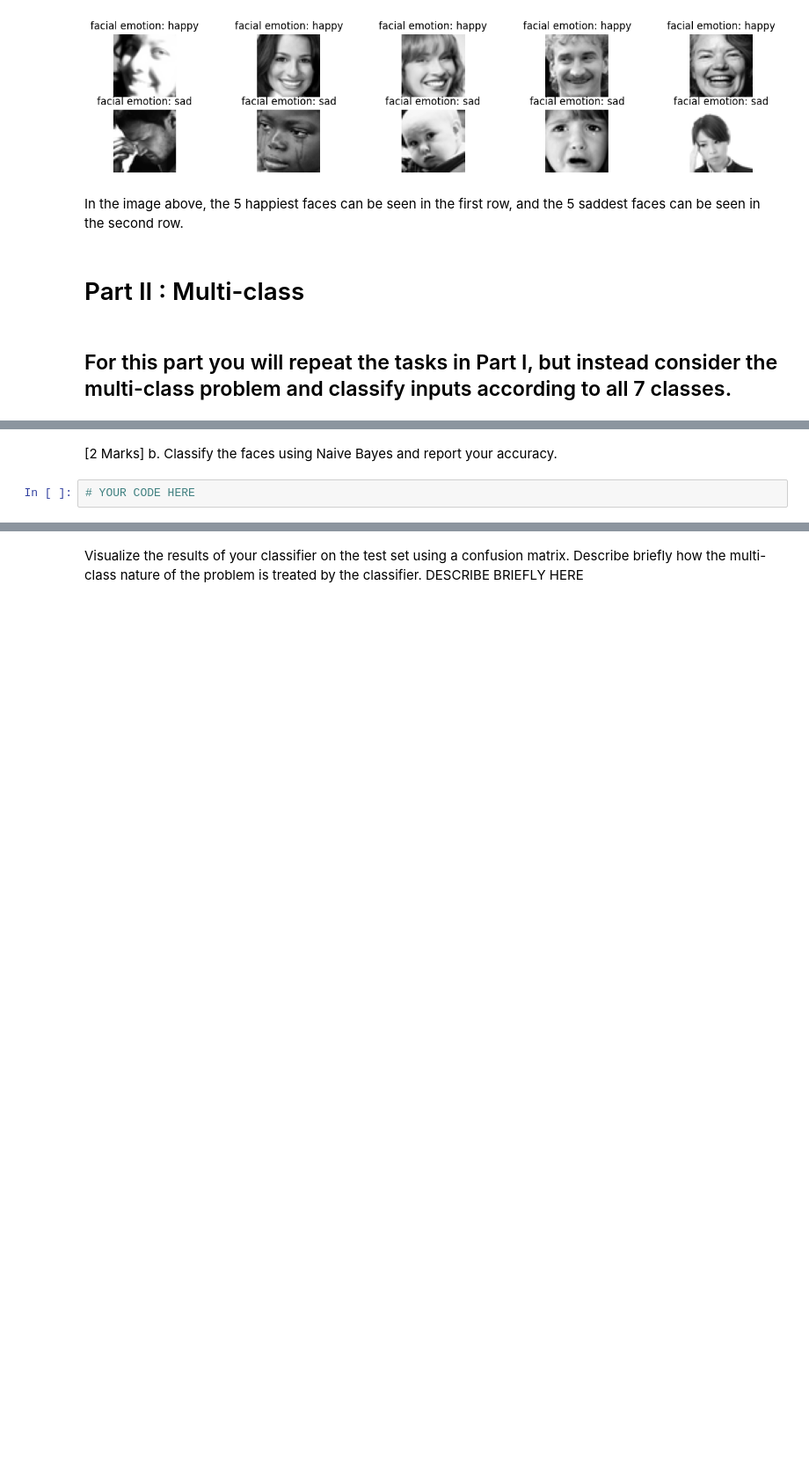
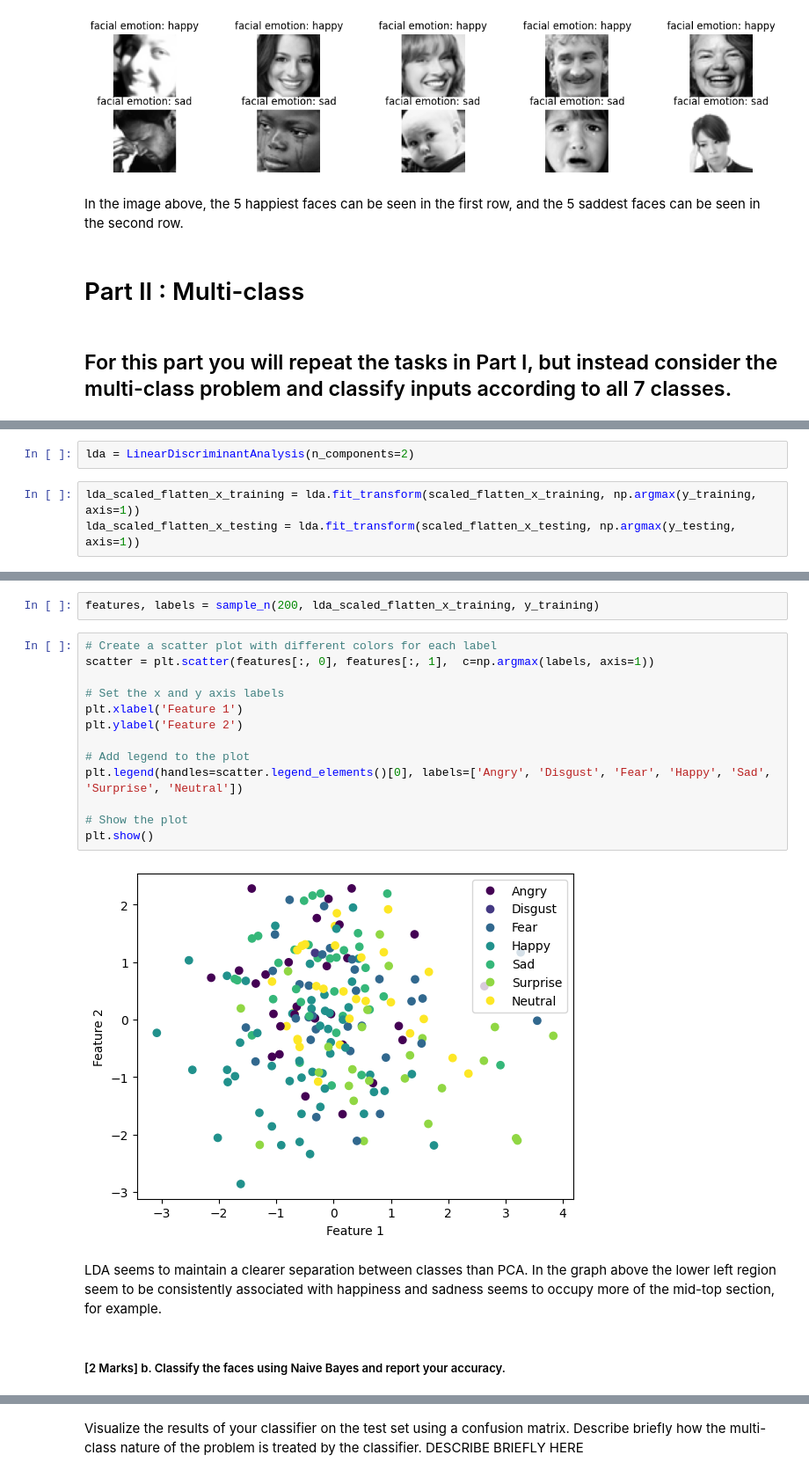
Before and after one commit to vitorhgomes/NN-Assignment1, a Jupyter notebook: AML-3104_Assignment-1_starterfile.ipynb, the cells around one changed output, grey strips where cells are left out. Shown: that part at 88% size. Cells and saved outputs as stored; diff of their text form; blank space fills up the shorter version.

```diff
--- a/AML-3104_Assignment-1_starterfile.ipynb
+++ b/AML-3104_Assignment-1_starterfile.ipynb
@@ -412,0 +425,5 @@ In the image above, the 5 happiest faces can be seen in the first row, and the 5
+# %%
+lda = LinearDiscriminantAnalysis(n_components=2)
+# %%
+lda_scaled_flatten_x_training = lda.fit_transform(scaled_flatten_x_training, np.argmax(y_training, axis=1))
+lda_scaled_flatten_x_testing = lda.fit_transform(scaled_flatten_x_testing, np.argmax(y_testing, axis=1))
@@ -413,4 +440,21 @@ In the image above, the 5 happiest faces can be seen in the first row, and the 5
+# %%
+features, labels = sample_n(200, lda_scaled_flatten_x_training, y_training)
+# %%
+# Create a scatter plot with different colors for each label
+scatter = plt.scatter(features[:, 0], features[:, 1],  c=np.argmax(labels, axis=1))
+
+# Set the x and y axis labels
+plt.xlabel('Feature 1')
+plt.ylabel('Feature 2')
+
+# Add legend to the plot
+plt.legend(handles=scatter.legend_elements()[0], labels=['Angry', 'Disgust', 'Fear', 'Happy', 'Sad', 'Surprise', 'Neutral'])
+
+# Show the plot
+plt.show()
+# %% [output]
+[figure, added]
+# %% [markdown]
+LDA seems to maintain a clearer separation between classes than PCA. In the graph above the lower left region seem to be consistently associated with happiness and sadness seems to occupy more of the mid-top section, for example.
 # %% [markdown]
-[2 Marks] b. Classify the faces using Naive Bayes and report your accuracy.
+##### [2 Marks] b. Classify the faces using Naive Bayes and report your accuracy.
-# %%
-# YOUR CODE HERE
```
Also changed, not shown: parts of 49 cells of this notebook.
